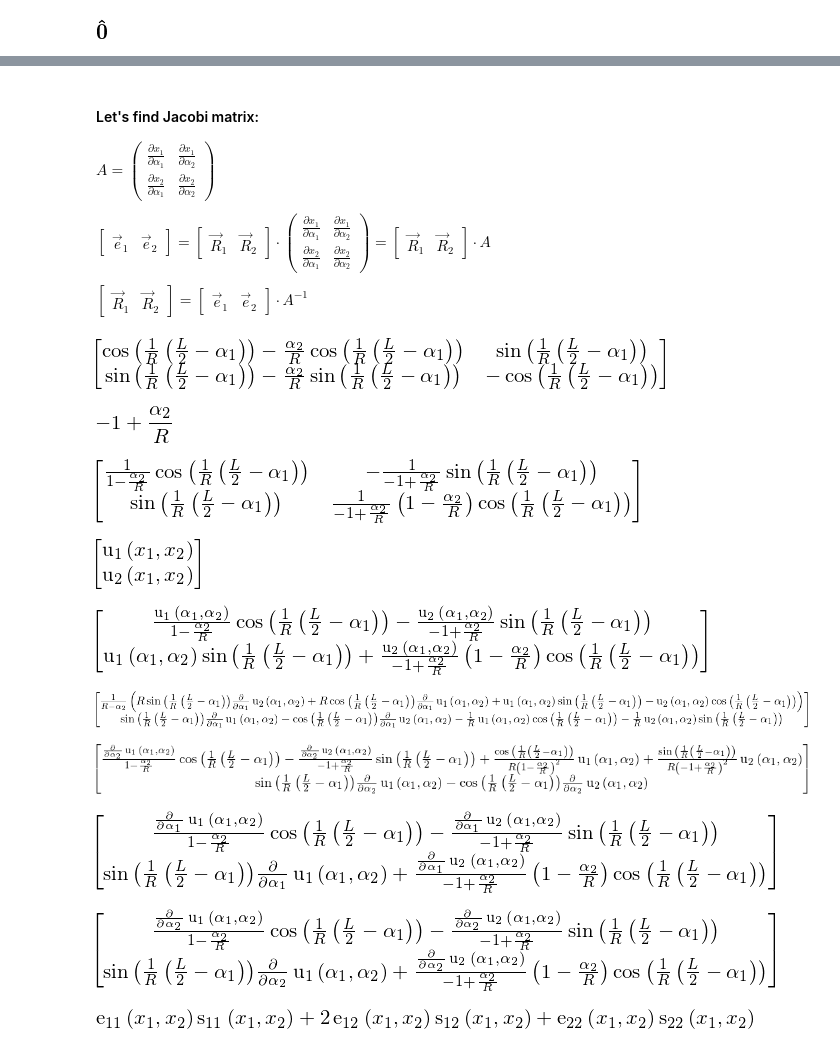
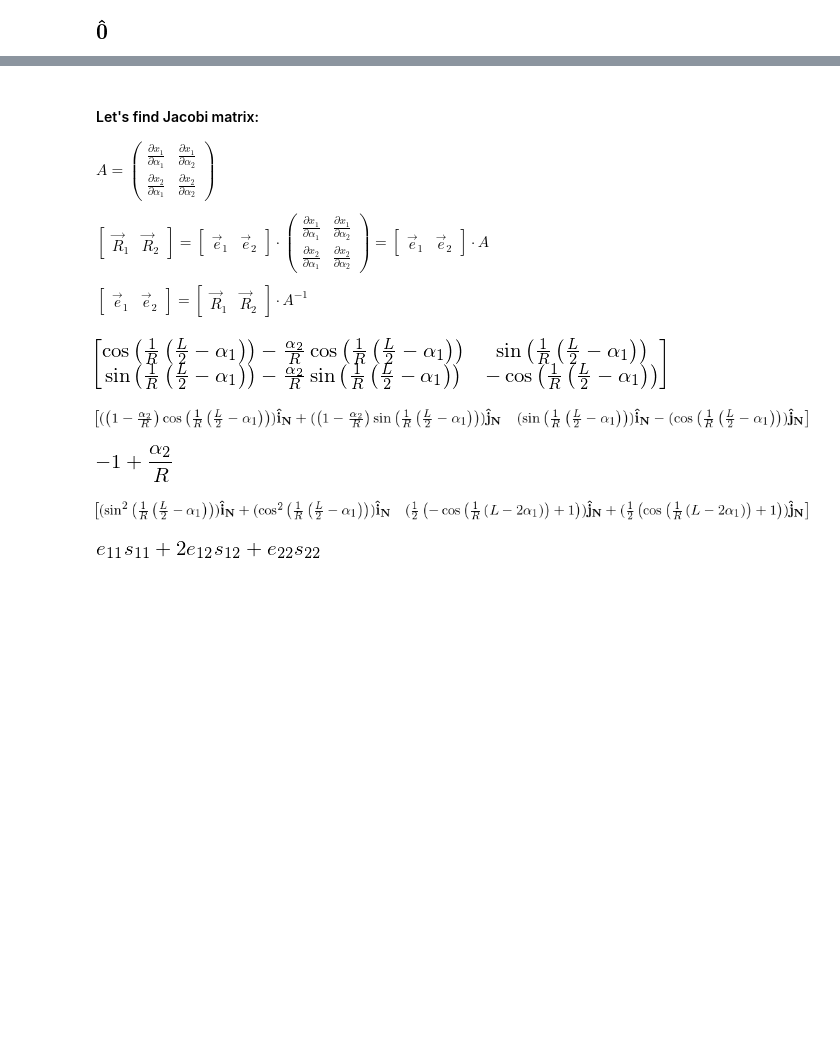
Before and after one commit to tarashor/vibrations, a Jupyter notebook: py2/All geometries.ipynb, the cells around one changed output, grey strips where cells are left out. Cells and saved outputs as stored; diff of their text form; code cells hidden in the pictures; blank space fills up the shorter version.

```diff
--- a/py2/All geometries.ipynb
+++ b/py2/All geometries.ipynb
@@ -142,11 +142,11 @@ $ A = \left(
 
 $ \left[
 \begin{array}{cc}
-\vec{e}_1 & \vec{e}_2
+\vec{R}_1 & \vec{R}_2
 \end{array}
 \right] = \left[
 \begin{array}{cc}
-\vec{R}_1 & \vec{R}_2
+\vec{e}_1 & \vec{e}_2
 \end{array}
 \right] \cdot  \left(
 \begin{array}{cc}
@@ -155,17 +155,17 @@ $ \left[
 \end{array}
 \right) = \left[
 \begin{array}{cc}
-\vec{R}_1 & \vec{R}_2
+\vec{e}_1 & \vec{e}_2
 \end{array}
 \right] \cdot A$
 
 $ \left[
 \begin{array}{cc}
-\vec{R}_1 & \vec{R}_2
+\vec{e}_1 & \vec{e}_2
 \end{array}
 \right] = \left[
 \begin{array}{cc}
-\vec{e}_1 & \vec{e}_2
+\vec{R}_1 & \vec{R}_2
 \end{array}
 \right] \cdot A^{-1}$
 # %%
@@ -177,43 +177,19 @@ A=Matrix([[m11, m12], [m21, m22]])
 A
 # %% [output]
 [figure]
+# %%
+trigsimp(Matrix([N.i, N.j]).T*A)
+# %% [output]
+[figure, added]
 # %%
 trigsimp(A.det())
 # %% [output]
 [figure]
 # %%
 A_inv = trigsimp(A**-1)
-sympify(A_inv)
+sympify(trigsimp(Matrix([R1, R2]).T*A_inv))
 # %% [output]
-[figure, old version]
+[figure, new version]
-# %%
-u1 = Function("u_1")
-u2 = Function("u_2")
-u_x=Matrix([u1(x1,x2), u2(x1,x2)])
-u_x
-# %% [output]
-[figure, removed]
-# %%
-u_alpha = A_inv*u_x.subs(x1, alpha1).subs(x2, alpha2)
-u_alpha
-# %% [output]
-[figure, removed]
-# %%
-trigsimp(u_alpha.diff(alpha1))
-# %% [output]
-[figure, removed]
-# %%
-trigsimp(u_alpha.diff(alpha2))
-# %% [output]
-[figure, removed]
-# %%
-A_inv*u.diff(alpha1)
-# %% [output]
-[figure, removed]
-# %%
-A_inv*u.diff(alpha2)
-# %% [output]
-[figure, removed]
 # %%
 def contraction2D(A,B):
     res = A[0,0]*B[0,0]
@@ -223,18 +199,18 @@ def contraction2D(A,B):
                 res += A[i,j]*B[j,i]
     return res
 # %%
-e11 = Function("e_{11}")
-e12 = Function(r"e_{12}")
-e21 = e12
-e22 = Function(r"e_{22}")
-e=Matrix([[e11(x1,x2), e12(x1,x2)], [e21(x1,x2), e22(x1,x2)]])
-s11 = Function("s_{11}")
-s12 = Function(r"s_{12}")
-s21 = s12
-s22 = Function(r"s_{22}")
-s=Matrix([[s11(x1,x2), s12(x1,x2)], [s21(x1,x2), s22(x1,x2)]])
+e11 = Symbol("e_{11}")
+e12 = Symbol("e_{12}")
+e22 = Symbol("e_{22}")
+s11 = Symbol("s_{11}")
+s12 = Symbol("s_{12}")
+s22 = Symbol("s_{22}")
+
+e=Matrix([[e11, e12], [e12, e22]])
+
+s=Matrix([[s11, s12], [s12, s22]])
 
 E=contraction2D(s, e)
 E
 # %% [output]
-[figure, old version]
+[figure, new version]
```
Also changed, not shown: parts of 25 cells of this notebook.
